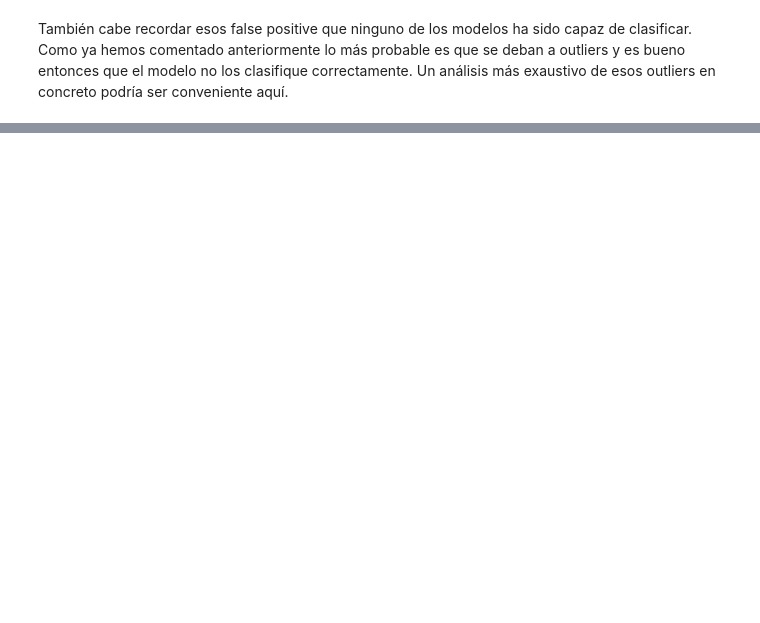
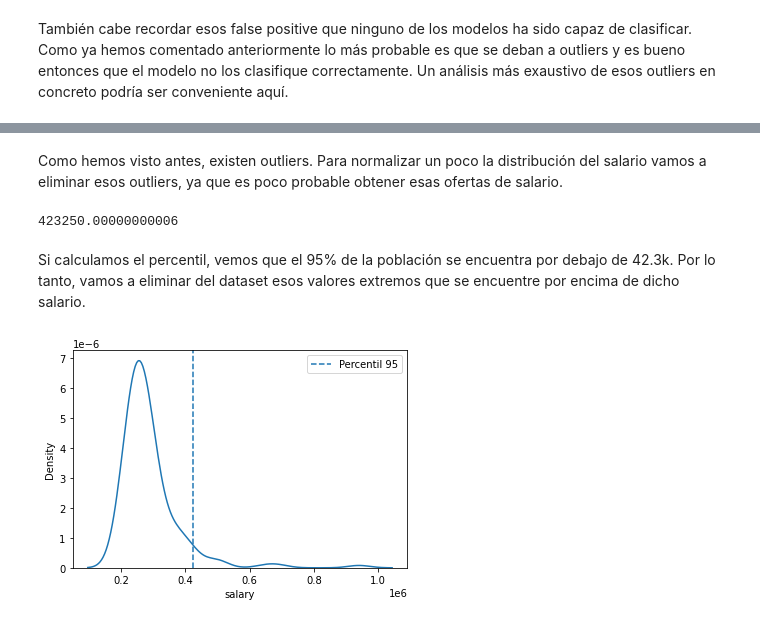
Before and after one commit to AlejandroGVC/DataScience, a Jupyter notebook: placement_analisis.ipynb, the cells around one changed output, grey strips where cells are left out. Cells and saved outputs as stored; diff of their text form; code cells hidden in the pictures; blank space fills up the shorter version.

```diff
--- a/placement_analisis.ipynb
+++ b/placement_analisis.ipynb
@@ -766,0 +776,2 @@ También cabe recordar esos false positive que ninguno de los modelos ha sido ca
+# %%
+data_reg = dataframe.dropna().drop('status', axis = 1)
@@ -766,0 +787,15 @@ También cabe recordar esos false positive que ninguno de los modelos ha sido ca
+# %% [markdown]
+Como hemos visto antes, existen outliers. Para normalizar un poco la distribución del salario vamos a eliminar esos outliers, ya que es poco probable obtener esas ofertas de salario.
+# %%
+q = np.quantile(data_reg['salary'], 0.95)
+q
+# %% [output]
+423250.00000000006
+# %% [markdown]
+Si calculamos el percentil, vemos que el 95% de la población se encuentra por debajo de 42.3k. Por lo tanto, vamos a eliminar del dataset esos valores extremos que se encuentre por encima de dicho salario.
+# %%
+sns.kdeplot('salary', data = data_reg)
+plt.axvline(q, ls = '--',label = 'Percentil 95')
+plt.legend(loc=0);
+# %% [output]
+[figure, added]
```
Also changed, not shown: parts of 35 cells of this notebook.
